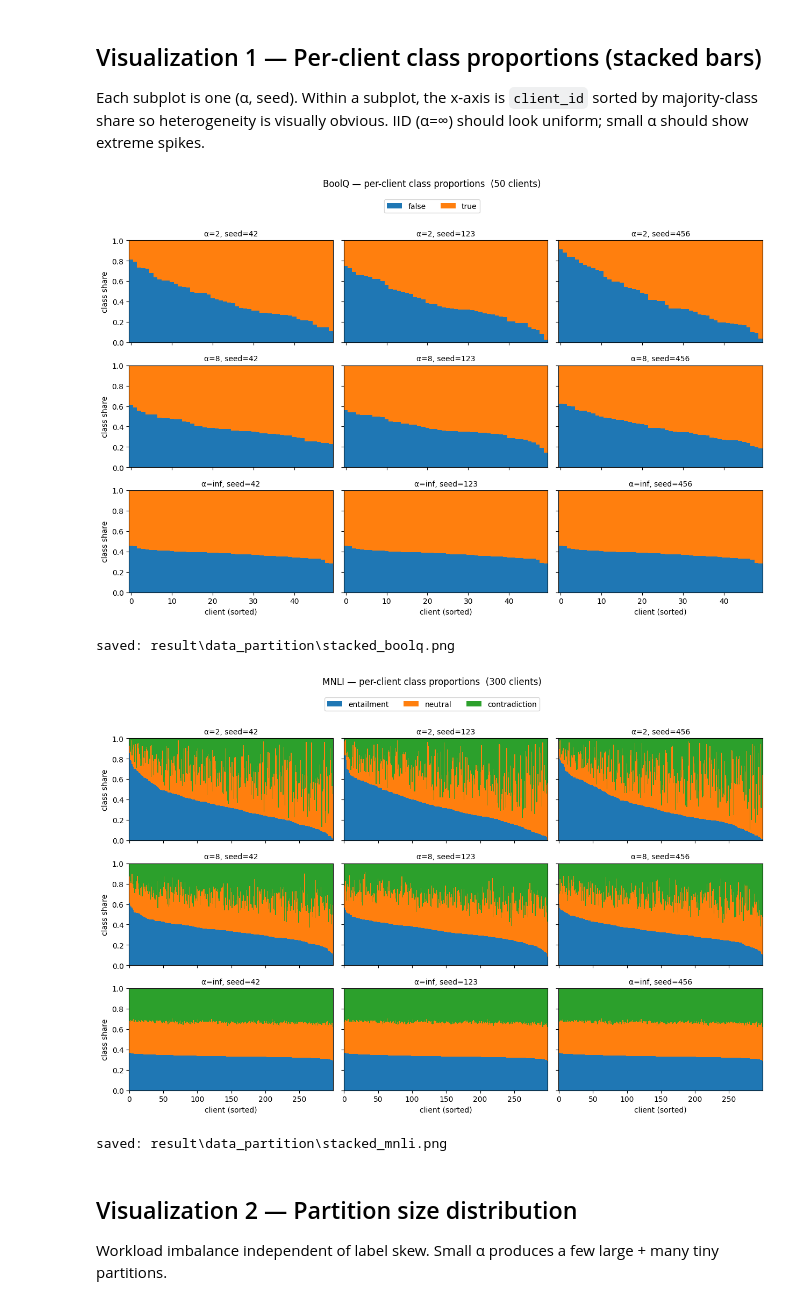
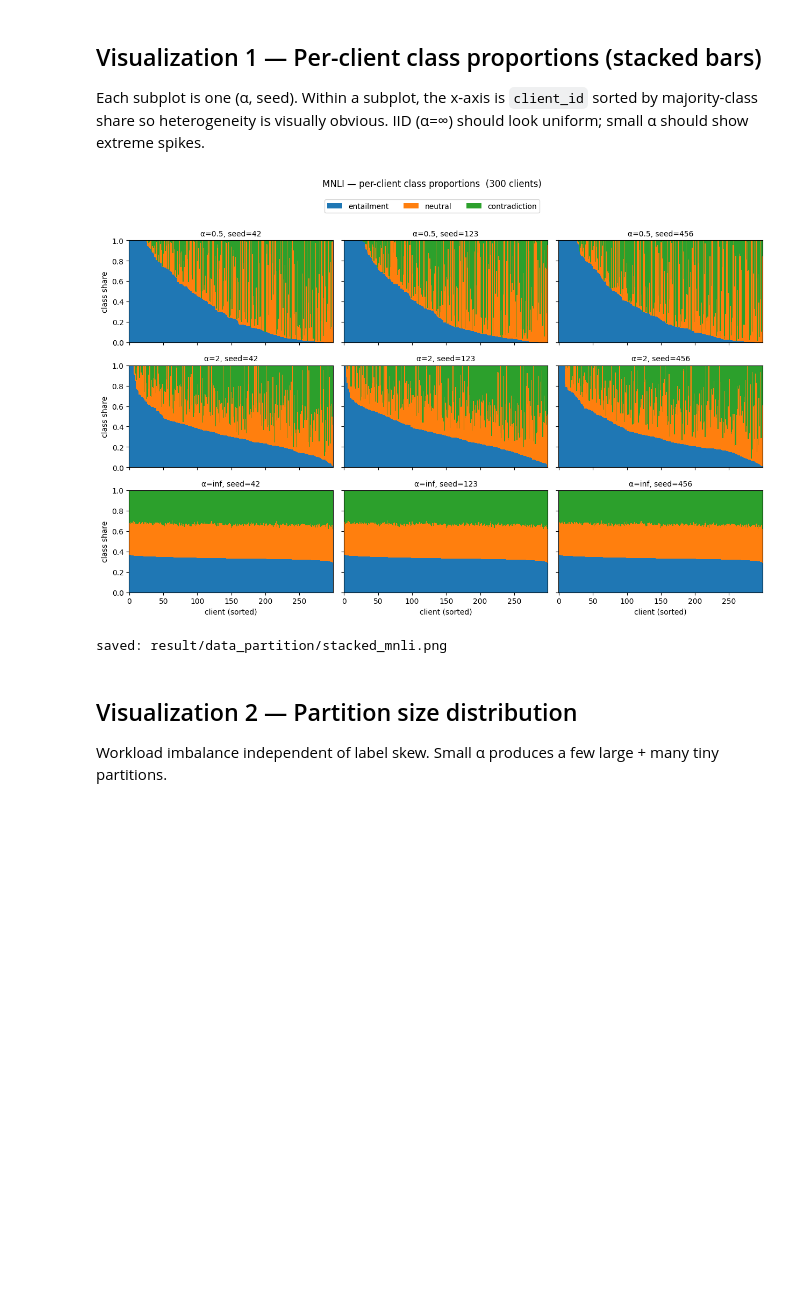
Before and after one commit to ilhamelhamdi/u-flora, a Jupyter notebook: preliminary/dataset_partition.ipynb, the cells around one changed output. Drawn from its saved outputs; the diff is of its cells as text; code cells hidden in the pictures; blank space fills up the shorter version.

Commit message:
preliminary: try to set another alphas on MNLI

```diff
--- a/preliminary/dataset_partition.ipynb
+++ b/preliminary/dataset_partition.ipynb
@@ -49,15 +48,15 @@ class TaskSpec:
     label_names: list[str]
 
 TASKS: dict[str, TaskSpec] = {
-    "boolq": TaskSpec(
-        name="BoolQ",
-        hf_path="super_glue",
-        hf_subset="boolq",
-        train_split="train",
-        num_partitions=50,
-        num_classes=2,
-        label_names=["false", "true"],
-    ),
+    # "boolq": TaskSpec(
+    #     name="BoolQ",
+    #     hf_path="super_glue",
+    #     hf_subset="boolq",
+    #     train_split="train",
+    #     num_partitions=50,
+    #     num_classes=2,
+    #     label_names=["false", "true"],
+    # ),
     "mnli": TaskSpec(
         name="MNLI",
         hf_path="glue",
@@ -69,7 +68,7 @@ TASKS: dict[str, TaskSpec] = {
     ),
 }
 
-ALPHAS = [2, 8, math.inf]   # inf -> IID
+ALPHAS = [0.5, 2, math.inf]   # inf -> IID
 SEEDS  = [42, 123, 456]
 
 def alpha_label(a: float) -> str:
@@ -88,8 +87,8 @@ def make_partitioner(num_partitions: int, alpha: float, seed: int):
         partition_by="label",
         alpha=alpha,
         seed=seed,
-        min_partition_size=1,   # default 10 rejects α=0.1 draws; we want to *see* the imbalance
-        self_balancing=False,   # show the raw Dirichlet draw, not a rebalanced one
+        min_partition_size=32,   # default 10 rejects α=0.1 draws; we want to *see* the imbalance
+        self_balancing=True,   # show the raw Dirichlet draw, not a rebalanced one
     )
 
 
@@ -105,7 +104,7 @@ def collect_partition_matrix(
     counts = np.zeros((spec.num_partitions, spec.num_classes), dtype=np.int64)
     for pid in range(spec.num_partitions):
         part = fds.load_partition(pid, spec.train_split)
-        labels = np.asarray(part["label"])
+        labels = np.asarray(part["label"]).astype(np.int64)
         labels = labels[labels >= 0]
         bc = np.bincount(labels, minlength=spec.num_classes)
         counts[pid] = bc[: spec.num_classes]
@@ -262,38 +242,36 @@ def plot_stacked(task_key: str):
             props = props[order]
 
             x = np.arange(props.shape[0])
             bottom = np.zeros(props.shape[0])
             for c in range(spec.num_classes):
                 ax.bar(
                     x, props[:, c], bottom=bottom,
                     color=colors[c], width=1.0,
                     label=spec.label_names[c] if (i == 0 and j == 0) else None,
                 )
                 bottom += props[:, c]
 
             ax.set_title(f"α={alpha_label(alpha)}, seed={seed}", fontsize=10)
             ax.set_ylim(0, 1)
             ax.set_xlim(-0.5, spec.num_partitions - 0.5)
             if j == 0:
                 ax.set_ylabel("class share")
             if i == len(ALPHAS) - 1:
                 ax.set_xlabel("client (sorted)")
 
     fig.legend(loc="upper center", ncol=spec.num_classes, bbox_to_anchor=(0.5, 1.02))
     fig.suptitle(f"{spec.name} — per-client class proportions  ({spec.num_partitions} clients)", y=1.06, fontsize=12)
     plt.tight_layout()
     out = OUT_DIR / f"stacked_{task_key}.png"
     # plt.savefig(out, dpi=140, bbox_inches="tight")
     plt.show()
     print(f"saved: {out}")
 
-plot_stacked("boolq")
+# plot_stacked("boolq")
 plot_stacked("mnli")
 # %% [output]
-[figure, old version]
+[figure, new version]
-saved: result\data_partition\stacked_boolq.png
+saved: result/data_partition/stacked_mnli.png
-[figure, removed]
-saved: result\data_partition\stacked_mnli.png
 # %% [markdown]
 ## Visualization 2 — Partition size distribution
 
```
Also changed, not shown: parts of 7 cells of this notebook.
